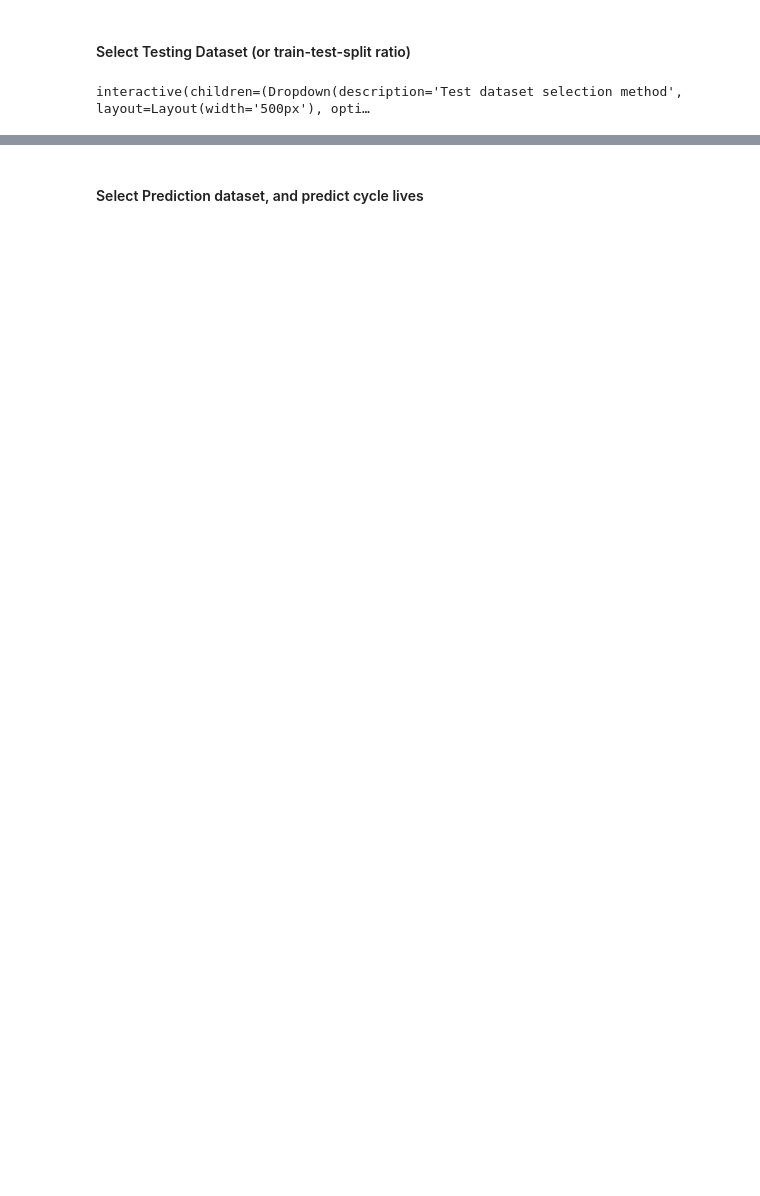
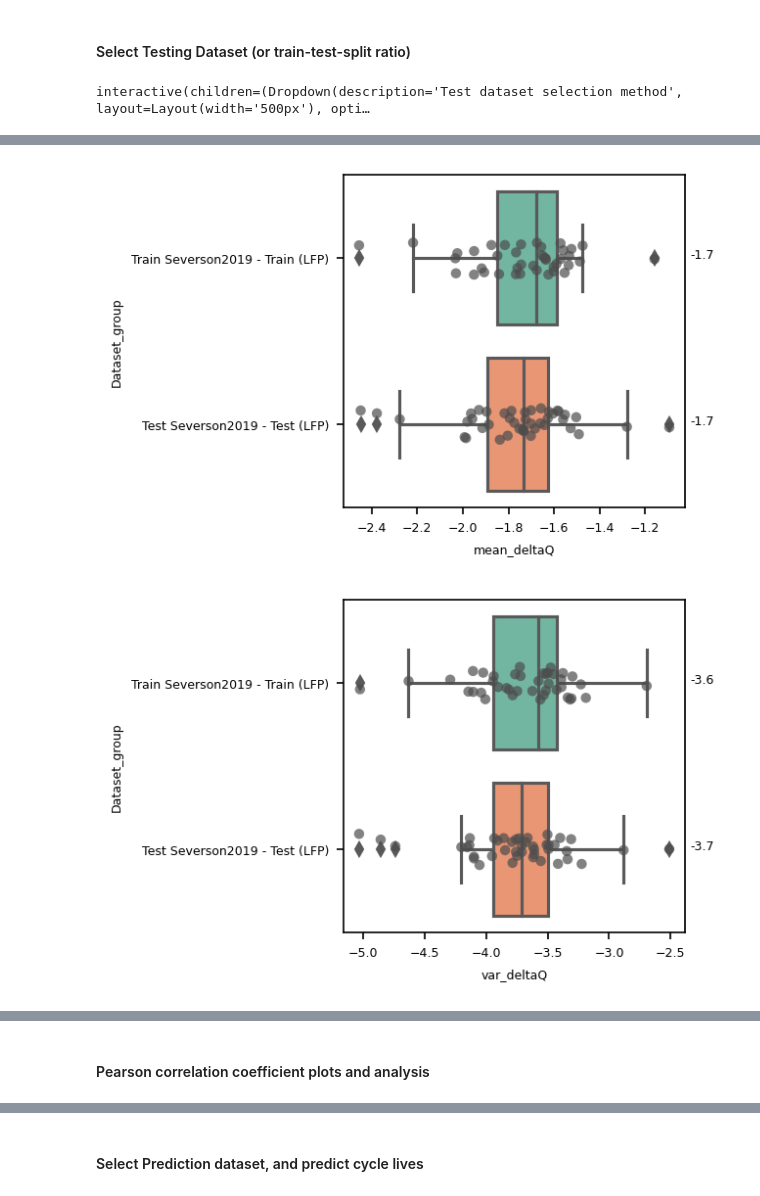
Before and after one commit to Voltaiq/vce_Severson-Generalized-Cycle-Life-Prediction_ca667ebf, a Jupyter notebook: CL_Prediction_Severson2019.ipynb, the cells around one changed output, grey strips where cells are left out. Saved outputs shown, nothing was run; the diff lists cells and outputs as text; code cells hidden in the pictures; blank space fills up the shorter version.

Commit message:
Update inputs order, add addtl analysis

```diff
--- a/CL_Prediction_Severson2019.ipynb
+++ b/CL_Prediction_Severson2019.ipynb
@@ -29,7 +38,7 @@ from voltaiq_studio import TraceFilterOperation
 
 import severson_featurization
 import CL_prediction, ML_models
-import cl_pred_widgets as cpw
+import cl_widgets as cpw
 import importlib
 importlib.reload(CL_prediction)
 importlib.reload(ML_models)
@@ -41,10 +50,27 @@ from severson_featurization import calc_X_and_y, drop_unfinished_tests
 import ipywidgets as widgets
 from ipywidgets import interactive, interact, fixed
 
+from IPython.display import display, Markdown
+
 import numpy as np
 import pandas as pd
+from scipy import stats
+import math
 
 import matplotlib.pyplot as plt
 import matplotlib as mpl
 from cycler import cycler
 import seaborn as sns
+
+# set a few default figure parameters
+mpl.rcParams['figure.figsize'] = (3,3)
+colors = ['#DBDF00', '#68CCCA','#AEA1FF','#73D8FF','#FDA1FF','#9F0500','#C45100','#FB9E00',]
+mpl.rcParams['axes.prop_cycle'] = cycler(color=colors)
+fontsize = 6
+titlesize = 8
+mpl.rcParams['font.size'] = fontsize
+mpl.rcParams['legend.fontsize'] = fontsize
+mpl.rcParams['figure.titlesize'] = titlesize
+mpl.rcParams['axes.labelsize']=fontsize
+mpl.rcParams['lines.markersize'] = fontsize
+mpl.rcParams['figure.dpi'] = 150
@@ -182,0 +213,10 @@ Button(button_style='danger', description='Plot RMSE results', disabled=True, st
+# %%
+eNet_dchg_coef = pd.DataFrame()
+eNet_dchg_coef['features'] = prediction1.trained_models['Severson discharge'].pipeline.named_steps['enet'].coef_
+eNet_dchg_coef['coef'] = prediction1.trained_models['Severson discharge'].X_train.columns
+eNet_dchg_coef['abs_features'] = abs(eNet_dchg_coef['features'])
+eNet_dchg_coef_sorted = eNet_dchg_coef.sort_values('abs_features',ascending=False)
+eNet_dchg_coef_sorted.reset_index(inplace=True,drop=True)
+eNet_dchg_coef_sorted.drop(columns=['abs_features'],inplace=True)
+
+eNet_dchg_coef_sorted
@@ -182,0 +238,6 @@ Button(button_style='danger', description='Plot RMSE results', disabled=True, st
+# %%
+for feature in eNet_dchg_coef_sorted.coef[0:3]:
+    prediction1.grouped_feature_distribution(feature)
+# %% [output]
+[figure, added]
+[figure, added]
@@ -182,0 +245,2 @@ Button(button_style='danger', description='Plot RMSE results', disabled=True, st
+# %% [markdown]
+#### Pearson correlation coefficient plots and analysis
```
Also changed, not shown: parts of 28 cells of this notebook, 5 other files.
